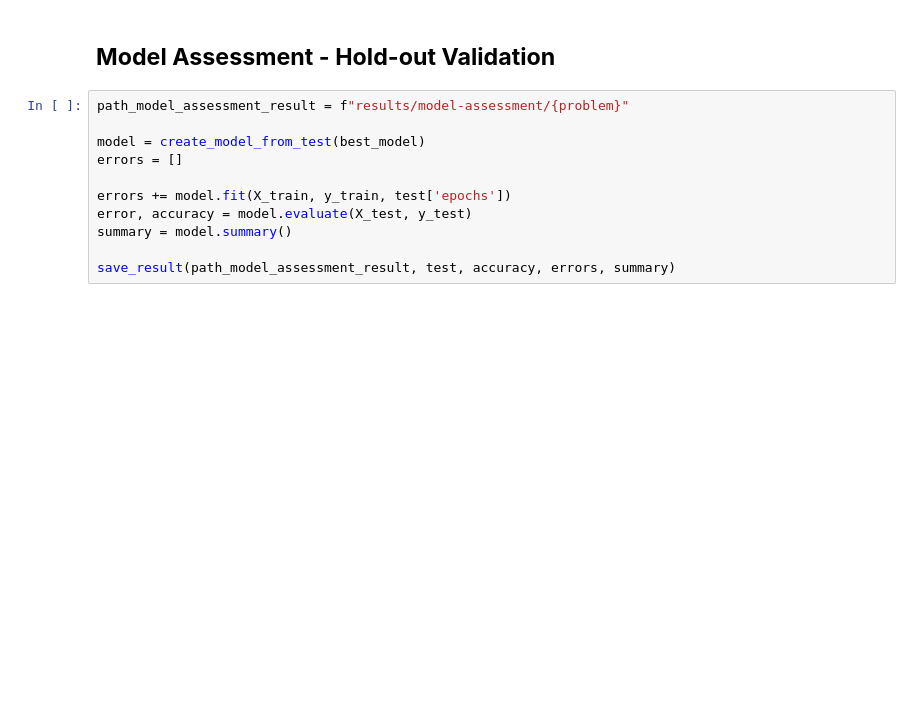
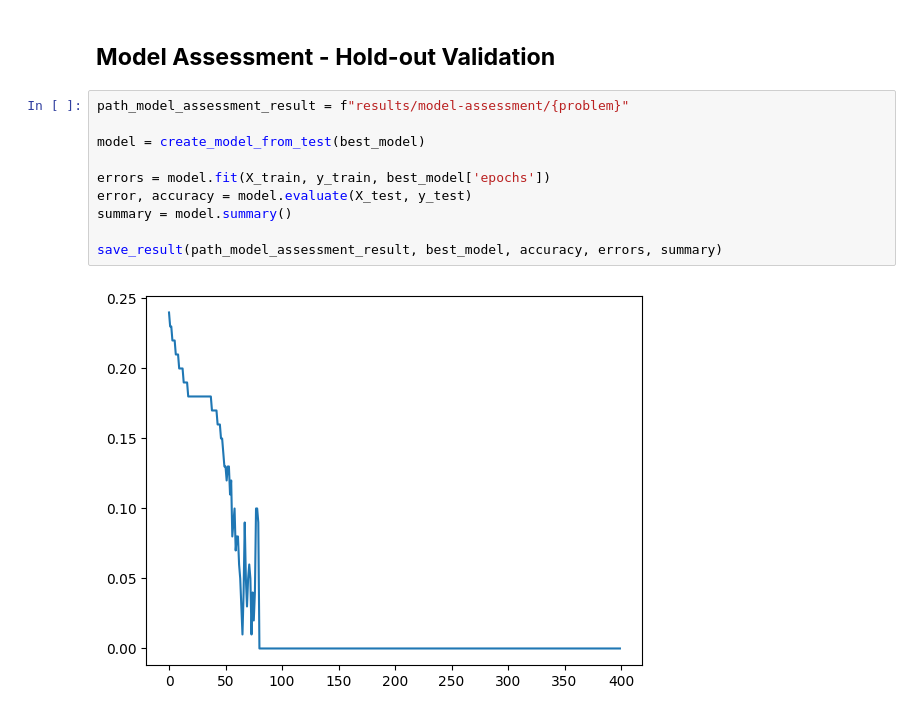
Before and after one commit to robertodr01/PyNeuralCraft, a Jupyter notebook: notebook_monk.ipynb, the cells around one changed output. Drawn from its saved outputs; the diff is of its cells as text; blank space fills up the shorter version.

```diff
--- a/notebook_monk.ipynb
+++ b/notebook_monk.ipynb
@@ -145,11 +195,12 @@ for test in tests:
 # %%
 path_model_assessment_result = f"results/model-assessment/{problem}"
 
 model = create_model_from_test(best_model)
-errors = []
 
-errors += model.fit(X_train, y_train, test['epochs'])
+errors = model.fit(X_train, y_train, best_model['epochs'])
 error, accuracy = model.evaluate(X_test, y_test)
 summary = model.summary()
 
-save_result(path_model_assessment_result, test, accuracy, errors, summary)
+save_result(path_model_assessment_result, best_model, accuracy, errors, summary)
+# %% [output]
+[figure, added]
```
Also changed, not shown: parts of 7 cells of this notebook, 22 other files.
